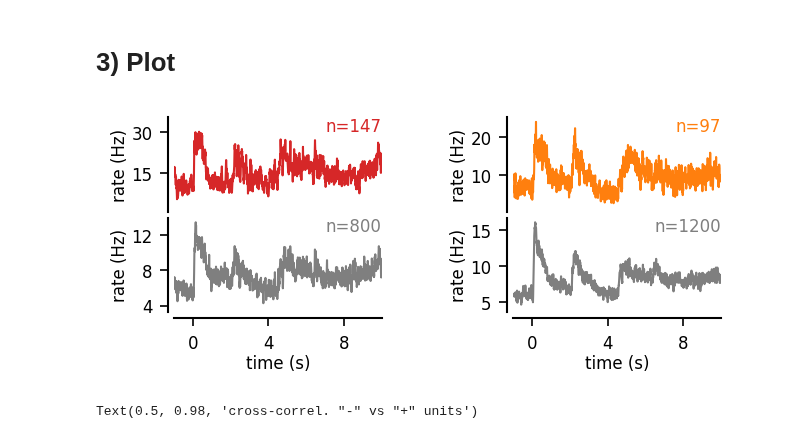
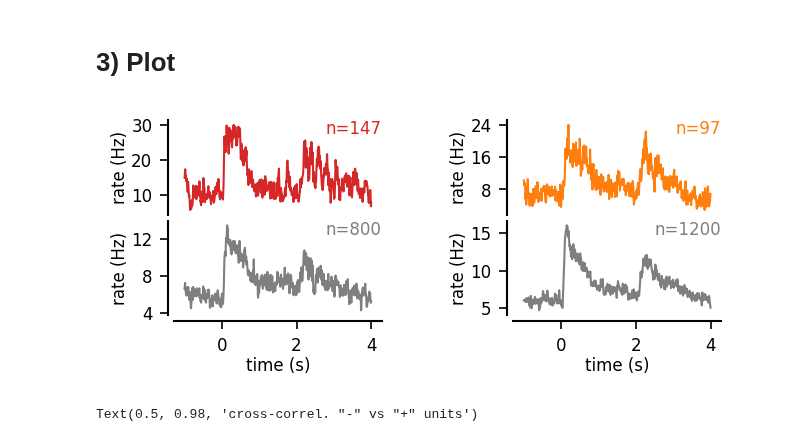
Before and after one commit to yzerlaut/pv-sst-dendrites, a Jupyter notebook: visual_coding/Natural-Movie.ipynb, the cells around one changed output. Saved outputs shown, nothing was run; the diff lists cells and outputs as text; code cells hidden in the pictures.

```diff
--- a/visual_coding/Natural-Movie.ipynb
+++ b/visual_coding/Natural-Movie.ipynb
@@ -63,11 +63,14 @@ if True:
             analysis_metrics = cache.get_unit_analysis_metrics_by_session_type(session.session_type)
 
             for protocol in ['natural_movie_one_more_repeats',
+                             'natural_movie_two',
+                             #'natural_movie_three',
                              'natural_movie_one']:
                 if protocol in np.unique(stim_table.stimulus_name):
                     cond = (stim_table.stimulus_name==protocol)
                     # get the number of repeats
                     blocks = np.unique(stim_table[cond].stimulus_block)
+                    print(sessionID, protocol, 'n=%i blocks' % len(blocks))
                     for unit in units:
                         spike_matrix = np.zeros((len(blocks),len(t)), dtype=bool)
                         # get the spikes of that unit
@@ -86,5 +89,5 @@ if True:
                                 'spike_matrix':spike_matrix,
                                 't':t, 'keys':['t', 'spike_matrix']}
                         np.save(os.path.join('..', 'data', 'visual_coding', key,
-                                             '%s_unit_%i.npy' % ('natural_movie_one', unit)),
+                                             '%s_unit_%i.npy' % (protocol, unit)),
                                 Data)
@@ -101,32 +125,36 @@ for k, key, color in zip(range(2), ['PV', 'SST'], ['tab:red','tab:orange']):
                                [Optotagging[key+'_positive_units'][sessionID], Optotagging[key+'_negative_units'][sessionID]],
                                [color, 'tab:grey']):
             for unit in units:
-                filename = os.path.join('..', 'data', 'visual_coding', key,
-                                        '%s_unit_%i.npy' % ('natural_movie_one', unit))
-                if os.path.isfile(filename):
-                    spikeResp = spikingResponse(None, None, None, filename=filename)
-                    rates.append(spikeResp.get_rate(smoothing=5e-3))
-time = spikeResp.t
+                for protocol in ['natural_movie_one', 'natural_movie_one_more_repeats']:
+                    filename = os.path.join('..', 'data', 'visual_coding', key,
+                                            '%s_unit_%i.npy' % (protocol, unit))
+                    if os.path.isfile(filename):
+                        spikeResp = spikingResponse(None, None, None, filename=filename)
+                        rates.append(spikeResp.get_rate(smoothing=5e-3))
+RATES['time'] = spikeResp.t
+np.save(os.path.join('..', 'data', 'visual_coding', 'RATES_natural_movie_one.npy'), RATES)
 # %% [markdown]
 # 3) Plot
 # %%
-time = spikeResp.t
+RATES = np.load(os.path.join('..', 'data', 'visual_coding', 'RATES_natural_movie_one.npy'),
+                allow_pickle=True).item()
 
 fig, AX = pt.figure(axes=(2,2), hspace=0.1, figsize=(1.3,1))
+
+tCond = RATES['time']<4
 
 for k, key, color in zip(range(2), ['PV', 'SST'], ['tab:red','tab:orange']):
     for u, rates, c in zip(range(2),
                            [RATES[key+'_posUnits'], RATES[key+'_negUnits']],
                            [color, 'tab:grey']):
-        pt.plot(time, np.mean(rates, axis=0), sy=0.*np.std(rates, axis=0), ax=AX[u][k], color=c)
+        pt.plot(RATES['time'][tCond], np.mean(rates, axis=0)[tCond],
+                #sy=0.*np.std(rates, axis=0)[tCond],
+                ax=AX[u][k], color=c)
         pt.annotate(AX[u][k], 'n=%i' % len(rates), (1,1), va='top', ha='right', color=c)
         pt.set_plot(AX[u][k], ['left','bottom'] if u else ['left'],
                     ylabel='rate (Hz)', xlabel='time (s)' if u else '')
-
-for ax in pt.flatten(AX):
-    ax.set_xlim([-1,10])
 # %% [output]
-[figure, old version]
+[figure, new version]
 # %%
 fig, ax = plt.subplots(1) # pt.figure()
 ax.set_xlabel('$\delta$ time (s)')
```
Also changed, not shown: parts of 7 cells of this notebook, 2 other files.
